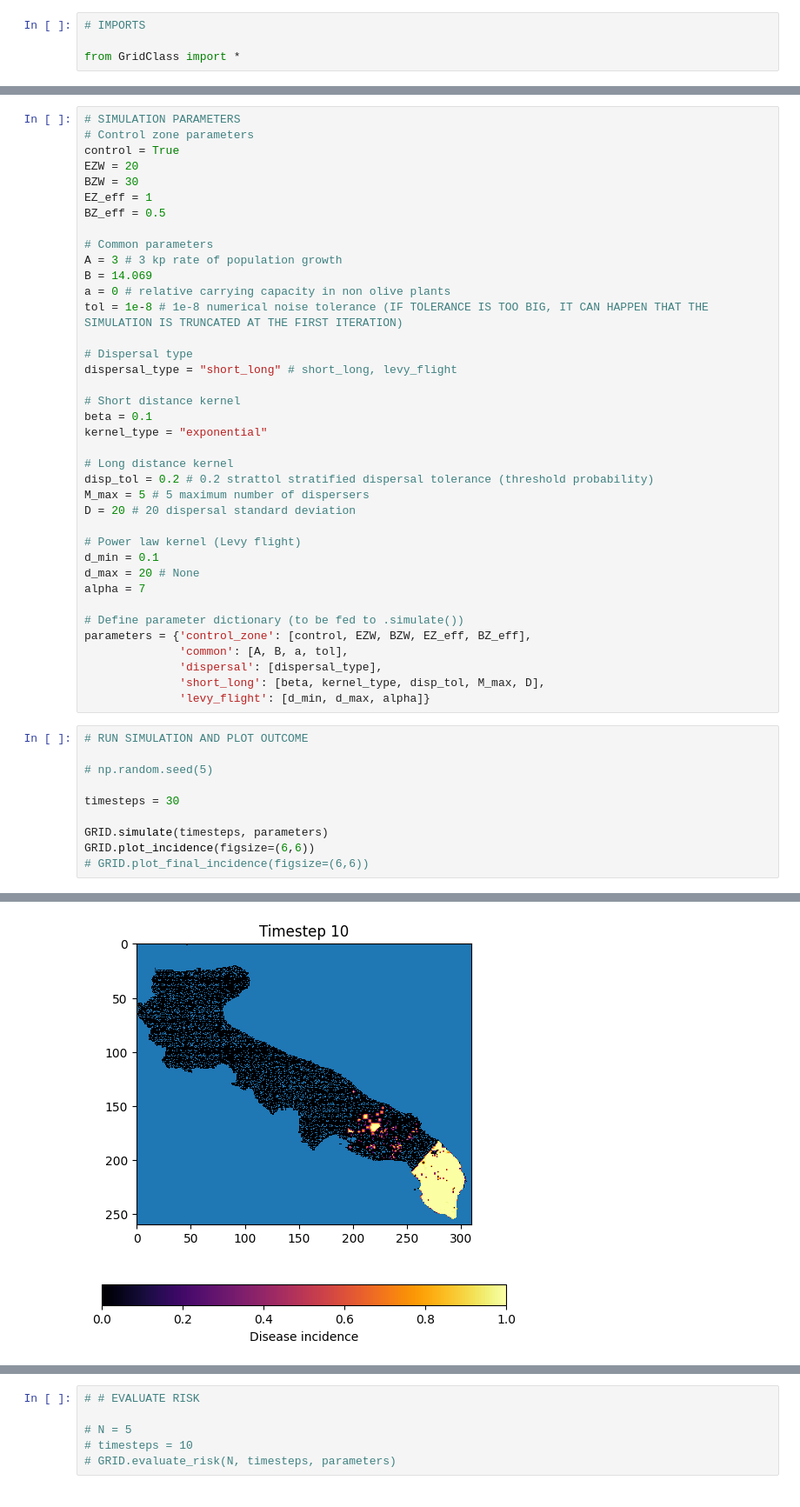
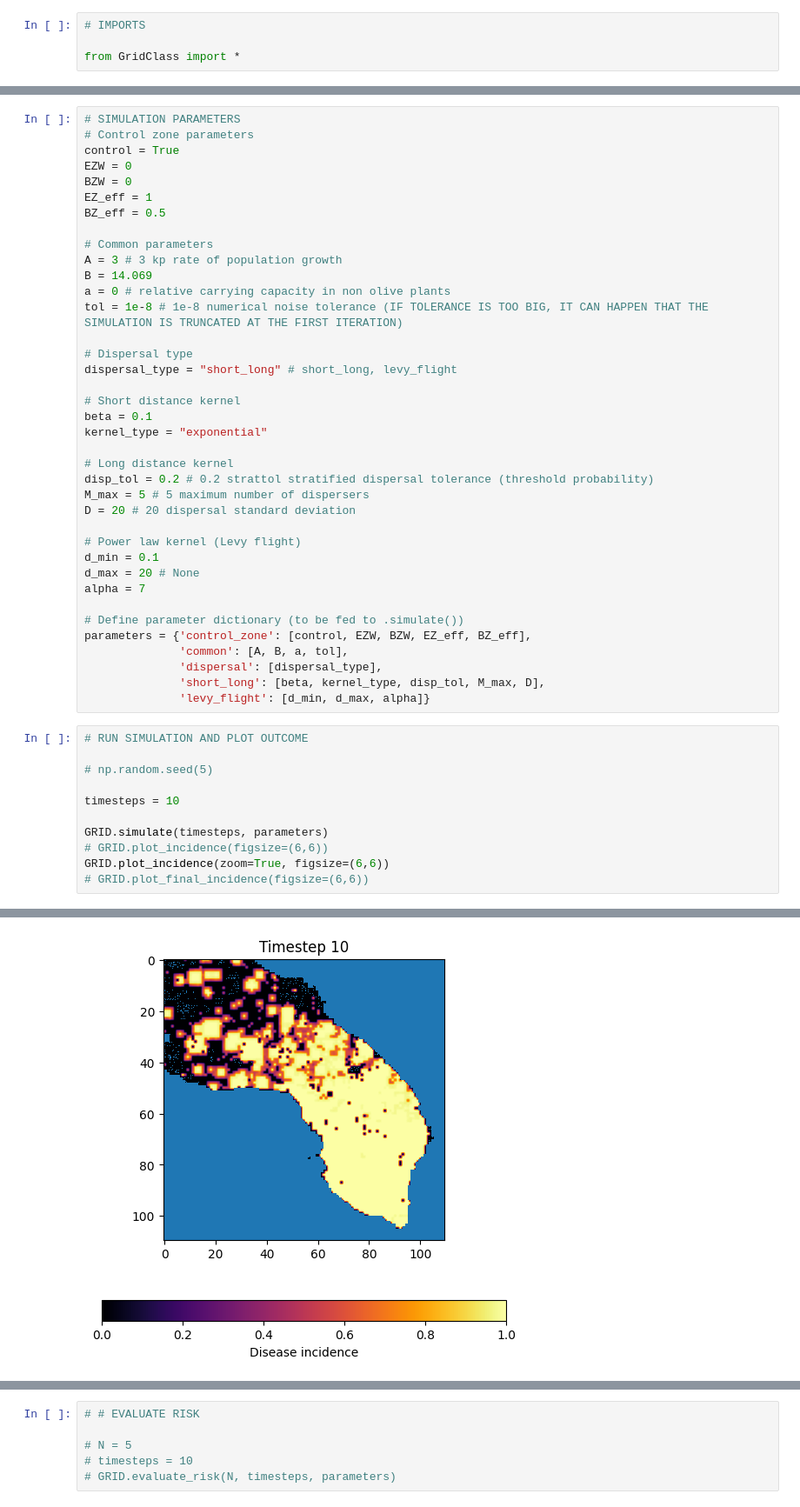
Before and after one commit to LeonMengoni/Xylella-Fastidiosa, a Jupyter notebook: Xylella_simulation.ipynb, the cells around one changed output, grey strips where cells are left out. Shown at 87% size. Cells and saved outputs as stored; diff of their text form.

Commit message:
Added zoom in on plot_incidence

```diff
--- a/Xylella_simulation.ipynb
+++ b/Xylella_simulation.ipynb
@@ -27,8 +27,8 @@ GRID.plot_density(figsize=(6,6))
 # SIMULATION PARAMETERS
 # Control zone parameters
 control = True
-EZW = 20
-BZW = 30
+EZW = 0
+BZW = 0
 EZ_eff = 1
 BZ_eff = 0.5
 
@@ -66,9 +66,10 @@ parameters = {'control_zone': [control, EZW, BZW, EZ_eff, BZ_eff],
 
 # np.random.seed(5)
 
-timesteps = 30
+timesteps = 10
 
 GRID.simulate(timesteps, parameters)
-GRID.plot_incidence(figsize=(6,6))
+# GRID.plot_incidence(figsize=(6,6))
+GRID.plot_incidence(zoom=True, figsize=(6,6))
 # GRID.plot_final_incidence(figsize=(6,6))
 # %% [output]
@@ -85 +86 @@ GRID.plot_incidence(figsize=(6,6))
-[figure, old version]
+[figure, new version]
```
Also changed, not shown: parts of 6 cells of this notebook, 1 other file.
